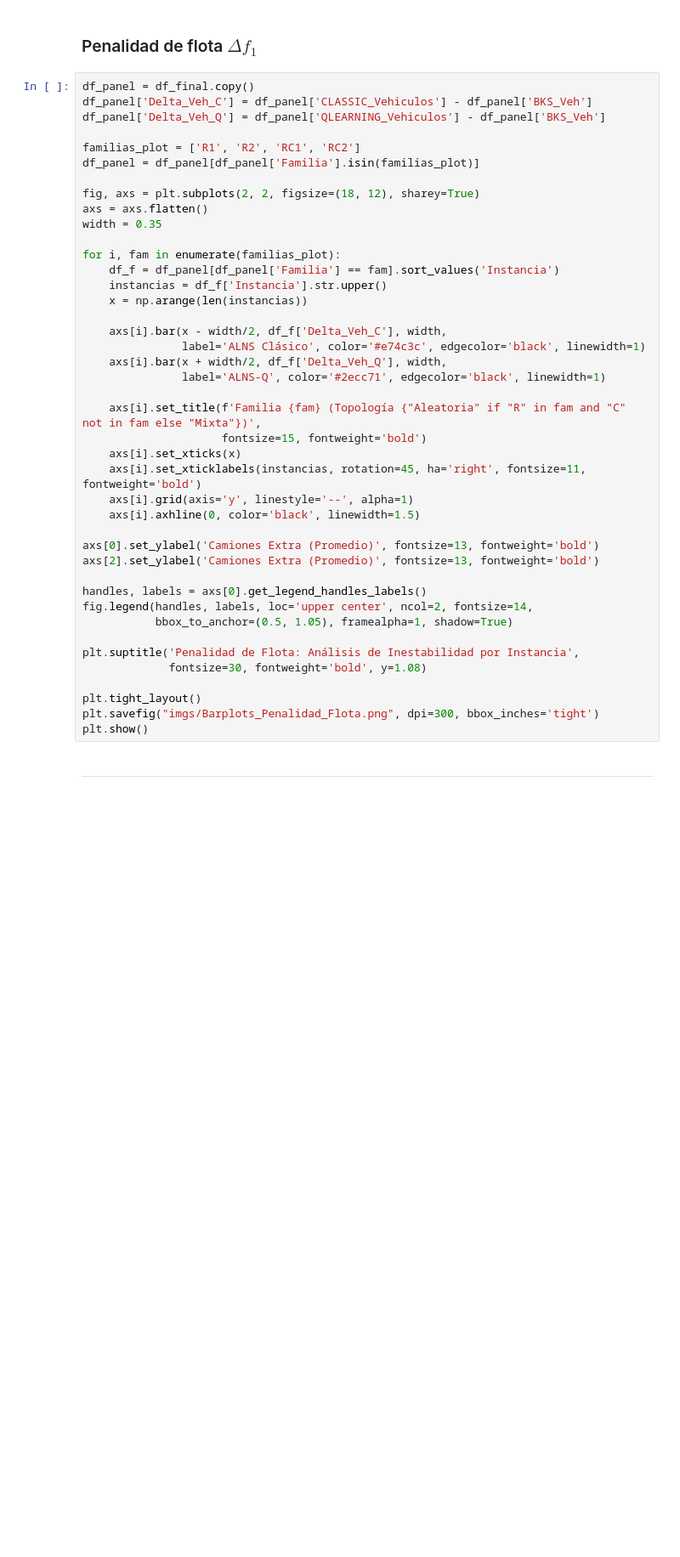
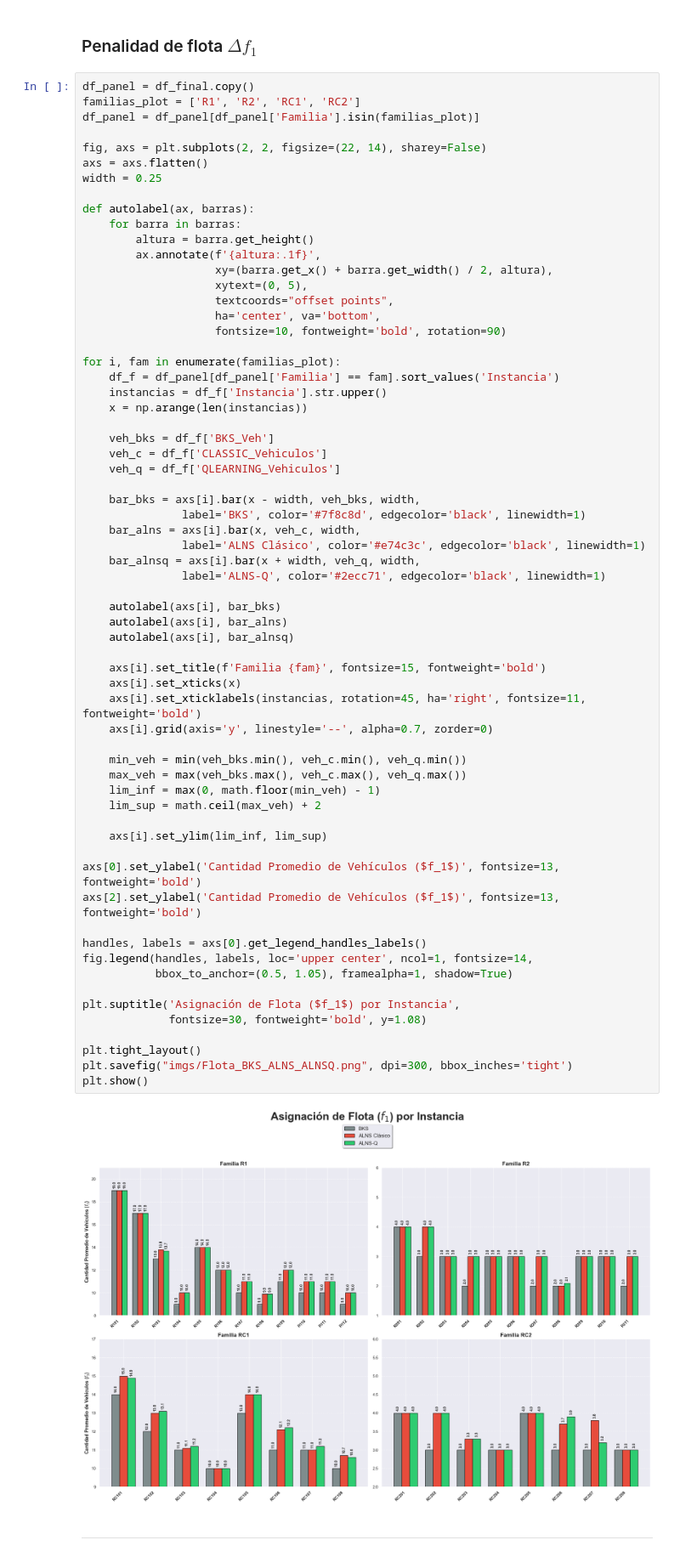
Before and after one commit to JoseFrancisc0/PFC_VPRTW, a Jupyter notebook: Experiments/analisis_experimentos.ipynb, the cells around one changed output. Shown at 85% size. Cells and saved outputs as stored; diff of their text form; blank space fills up the shorter version.

Commit message:
Nuevo barplot: comparativa directa de f_1

```diff
--- a/Experiments/analisis_experimentos.ipynb
+++ b/Experiments/analisis_experimentos.ipynb
@@ -282,46 +299,70 @@ plt.show()
 ### Penalidad de flota $\Delta f_1$
 # %%
 df_panel = df_final.copy()
-df_panel['Delta_Veh_C'] = df_panel['CLASSIC_Vehiculos'] - df_panel['BKS_Veh']
-df_panel['Delta_Veh_Q'] = df_panel['QLEARNING_Vehiculos'] - df_panel['BKS_Veh']
-
 familias_plot = ['R1', 'R2', 'RC1', 'RC2']
 df_panel = df_panel[df_panel['Familia'].isin(familias_plot)]
 
-fig, axs = plt.subplots(2, 2, figsize=(18, 12), sharey=True)
+fig, axs = plt.subplots(2, 2, figsize=(22, 14), sharey=False)
 axs = axs.flatten()
-width = 0.35
+width = 0.25
+
+def autolabel(ax, barras):
+    for barra in barras:
+        altura = barra.get_height()
+        ax.annotate(f'{altura:.1f}',
+                    xy=(barra.get_x() + barra.get_width() / 2, altura),
+                    xytext=(0, 5),
+                    textcoords="offset points",
+                    ha='center', va='bottom',
+                    fontsize=10, fontweight='bold', rotation=90)
 
 for i, fam in enumerate(familias_plot):
     df_f = df_panel[df_panel['Familia'] == fam].sort_values('Instancia')
     instancias = df_f['Instancia'].str.upper()
     x = np.arange(len(instancias))
 
-    axs[i].bar(x - width/2, df_f['Delta_Veh_C'], width,
+    veh_bks = df_f['BKS_Veh']
+    veh_c = df_f['CLASSIC_Vehiculos']
+    veh_q = df_f['QLEARNING_Vehiculos']
+
+    bar_bks = axs[i].bar(x - width, veh_bks, width,
+               label='BKS', color='#7f8c8d', edgecolor='black', linewidth=1)
+    bar_alns = axs[i].bar(x, veh_c, width,
                label='ALNS Clásico', color='#e74c3c', edgecolor='black', linewidth=1)
-    axs[i].bar(x + width/2, df_f['Delta_Veh_Q'], width,
+    bar_alnsq = axs[i].bar(x + width, veh_q, width,
                label='ALNS-Q', color='#2ecc71', edgecolor='black', linewidth=1)
 
-    axs[i].set_title(f'Familia {fam} (Topología {"Aleatoria" if "R" in fam and "C" not in fam else "Mixta"})',
-                     fontsize=15, fontweight='bold')
+    autolabel(axs[i], bar_bks)
+    autolabel(axs[i], bar_alns)
+    autolabel(axs[i], bar_alnsq)
+
+    axs[i].set_title(f'Familia {fam}', fontsize=15, fontweight='bold')
     axs[i].set_xticks(x)
     axs[i].set_xticklabels(instancias, rotation=45, ha='right', fontsize=11, fontweight='bold')
-    axs[i].grid(axis='y', linestyle='--', alpha=1)
-    axs[i].axhline(0, color='black', linewidth=1.5)
+    axs[i].grid(axis='y', linestyle='--', alpha=0.7, zorder=0)
 
-axs[0].set_ylabel('Camiones Extra (Promedio)', fontsize=13, fontweight='bold')
-axs[2].set_ylabel('Camiones Extra (Promedio)', fontsize=13, fontweight='bold')
+    min_veh = min(veh_bks.min(), veh_c.min(), veh_q.min())
+    max_veh = max(veh_bks.max(), veh_c.max(), veh_q.max())
+    lim_inf = max(0, math.floor(min_veh) - 1)
+    lim_sup = math.ceil(max_veh) + 2
+
+    axs[i].set_ylim(lim_inf, lim_sup)
+
+axs[0].set_ylabel('Cantidad Promedio de Vehículos ($f_1$)', fontsize=13, fontweight='bold')
+axs[2].set_ylabel('Cantidad Promedio de Vehículos ($f_1$)', fontsize=13, fontweight='bold')
 
 handles, labels = axs[0].get_legend_handles_labels()
-fig.legend(handles, labels, loc='upper center', ncol=2, fontsize=14,
+fig.legend(handles, labels, loc='upper center', ncol=1, fontsize=14,
            bbox_to_anchor=(0.5, 1.05), framealpha=1, shadow=True)
 
-plt.suptitle('Penalidad de Flota: Análisis de Inestabilidad por Instancia',
+plt.suptitle('Asignación de Flota ($f_1$) por Instancia',
              fontsize=30, fontweight='bold', y=1.08)
 
 plt.tight_layout()
-plt.savefig("imgs/Barplots_Penalidad_Flota.png", dpi=300, bbox_inches='tight')
+plt.savefig("imgs/Flota_BKS_ALNS_ALNSQ.png", dpi=300, bbox_inches='tight')
 plt.show()
+# %% [output]
+[figure, added]
 # %% [markdown]
 ---
 # %% [markdown]
```
Also changed, not shown: parts of 9 cells of this notebook, 2 other files.
